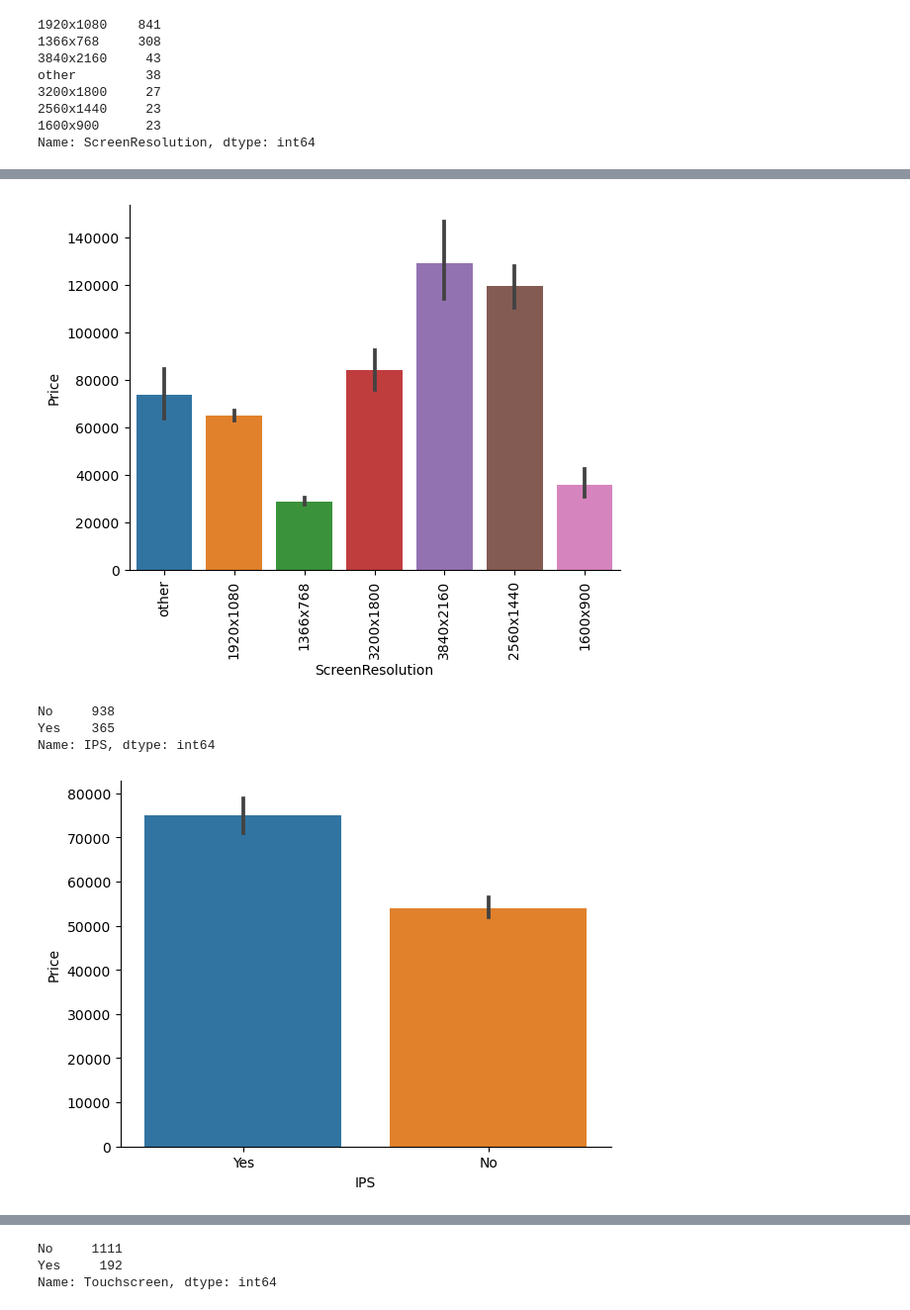
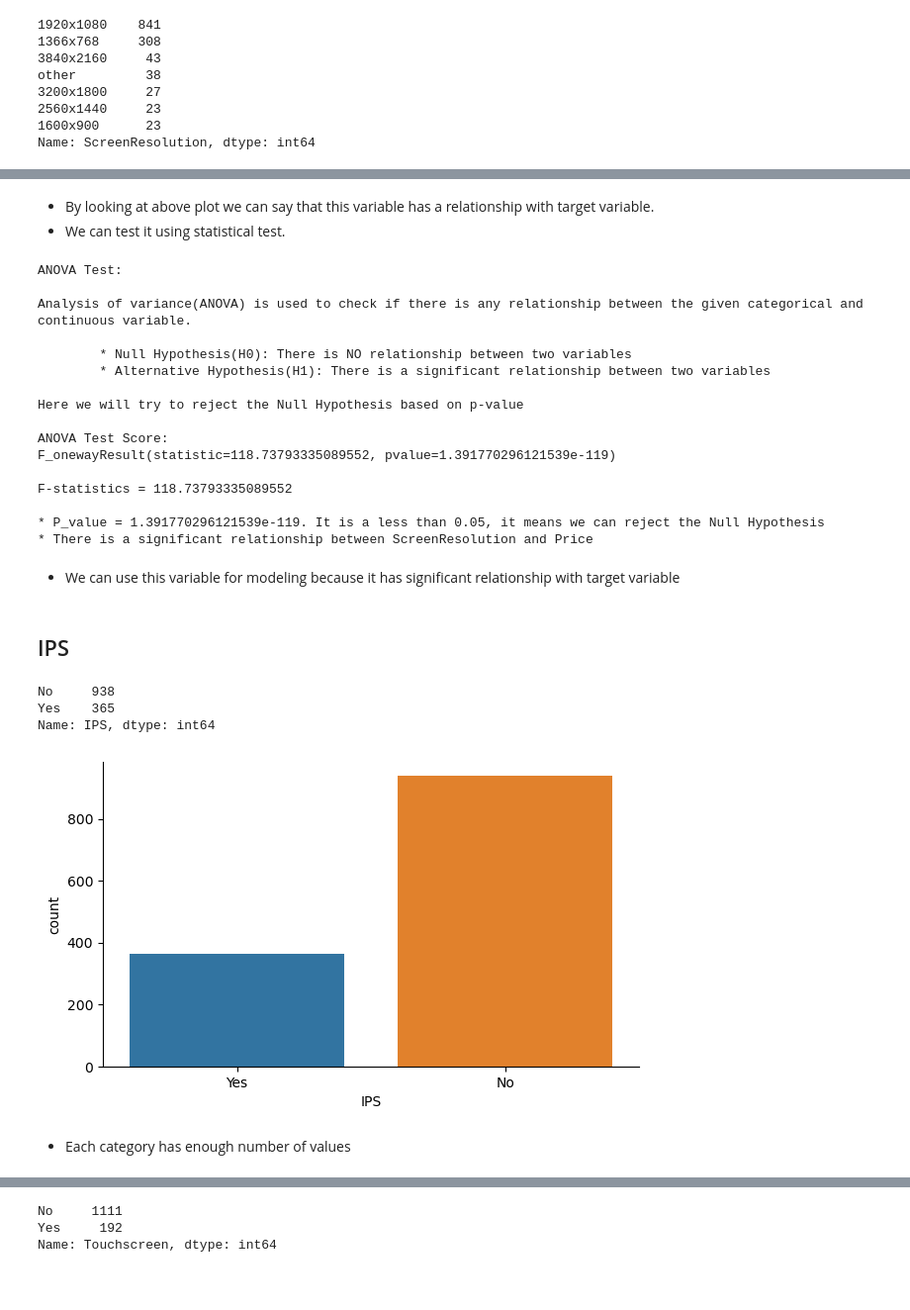
Before and after one commit to Sarang1995/laptop_price_prediction, a Jupyter notebook: Laptop_price_prediction.ipynb, the cells around one changed output, grey strips where cells are left out. Shown at 99% size. Saved outputs shown, nothing was run; the diff lists cells and outputs as text; code cells hidden in the pictures; blank space fills up the shorter version.

Commit message:
updated model

```diff
--- a/Laptop_price_prediction.ipynb
+++ b/Laptop_price_prediction.ipynb
@@ -168,0 +275,6 @@ laptops.head()
+# %%
+plt.rcParams["figure.figsize"] = (7, 4)
+
+sns.histplot(laptops['Price'], kde=True)
+
+sns.despine()
@@ -194,6 +334,5 @@ Name: Company, dtype: int64
 # %%
-list1 = ['Samsung', 'Razer', 'Mediacom', 'Microsoft', 'Xiaomi', 'Vero', 'Chuwi',
-       'Google', 'Fujitsu', 'LG', 'Huawei']
+list1 = laptops["Company"].value_counts(dropna=False)[8:].index
 
 laptops["Company"] = np.where(laptops["Company"].isin(list1), "Other", laptops["Company"])
 
@@ -431,9 +715,29 @@ Name: ScreenResolution, dtype: int64
+# %% [markdown]
+* By looking at above plot we can say that this variable has a relationship with target variable.
+* We can test it using statistical test.
 # %%
-sns.barplot(x="ScreenResolution", y="Price", data=laptops)
-plt.xticks(rotation="vertical")
-sns.despine()
+anova_test(laptops, 'ScreenResolution', 'Price')
 # %% [output]
-[figure, removed]
+ANOVA Test:
+
+Analysis of variance(ANOVA) is used to check if there is any relationship between the given categorical and continuous variable.
+
+        * Null Hypothesis(H0): There is NO relationship between two variables
+        * Alternative Hypothesis(H1): There is a significant relationship between two variables
+
+Here we will try to reject the Null Hypothesis based on p-value
+
+ANOVA Test Score:
+F_onewayResult(statistic=118.73793335089552, pvalue=1.391770296121539e-119)
+
+F-statistics = 118.73793335089552
+
+* P_value = 1.391770296121539e-119. It is a less than 0.05, it means we can reject the Null Hypothesis
+* There is a significant relationship between ScreenResolution and Price
+# %% [markdown]
+* We can use this variable for modeling because it has significant relationship with target variable
+# %% [markdown]
+## IPS
 # %%
 laptops["IPS"].value_counts()
 # %% [output]
@@ -441,8 +745,10 @@ No     938
 Yes    365
 Name: IPS, dtype: int64
 # %%
-sns.barplot(x="IPS", y="Price", data=laptops)
+sns.countplot(x="IPS", data=laptops)
 
 sns.despine()
 # %% [output]
-[figure, old version]
+[figure, new version]
+# %% [markdown]
+*  Each category has enough number of values
```
Also changed, not shown: parts of 128 cells of this notebook.
